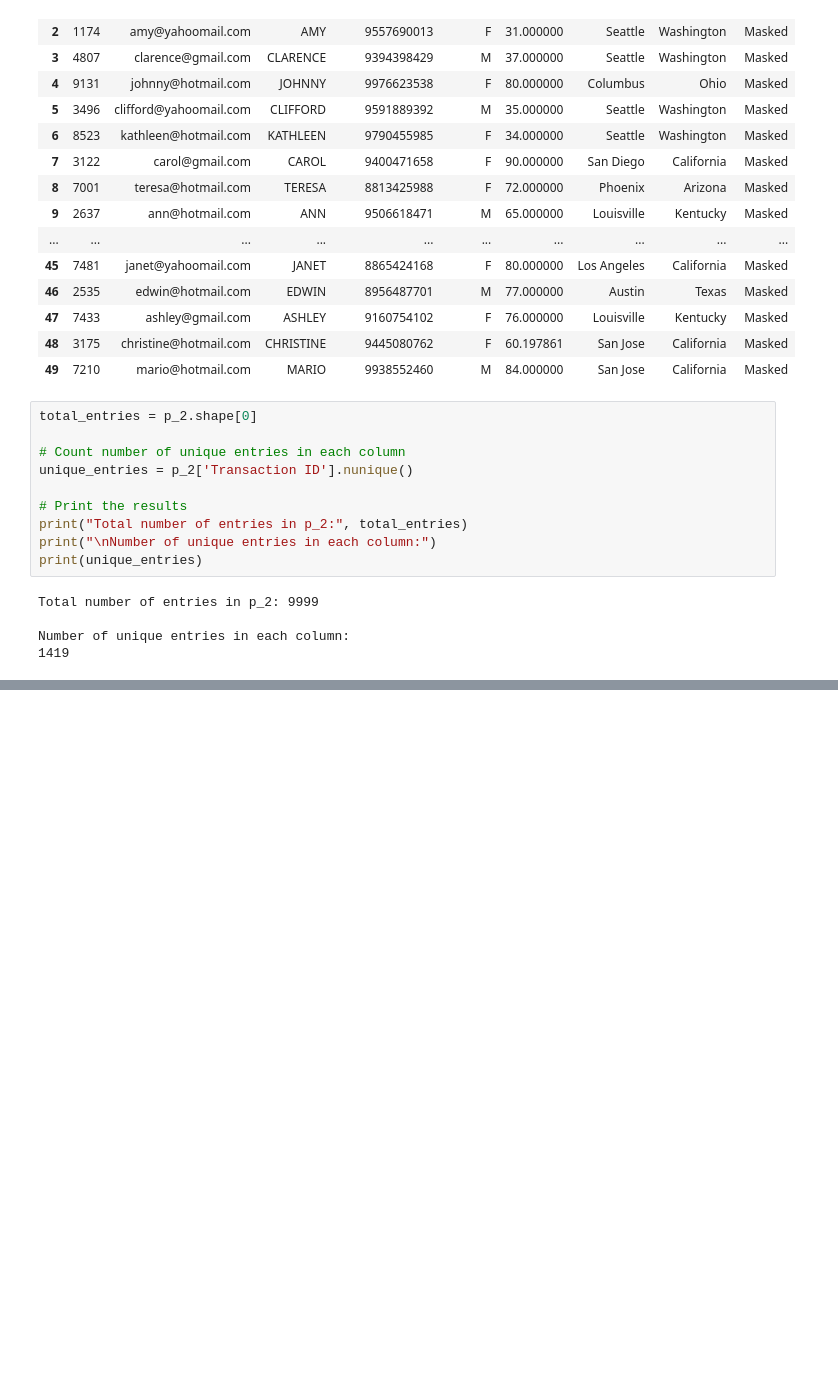
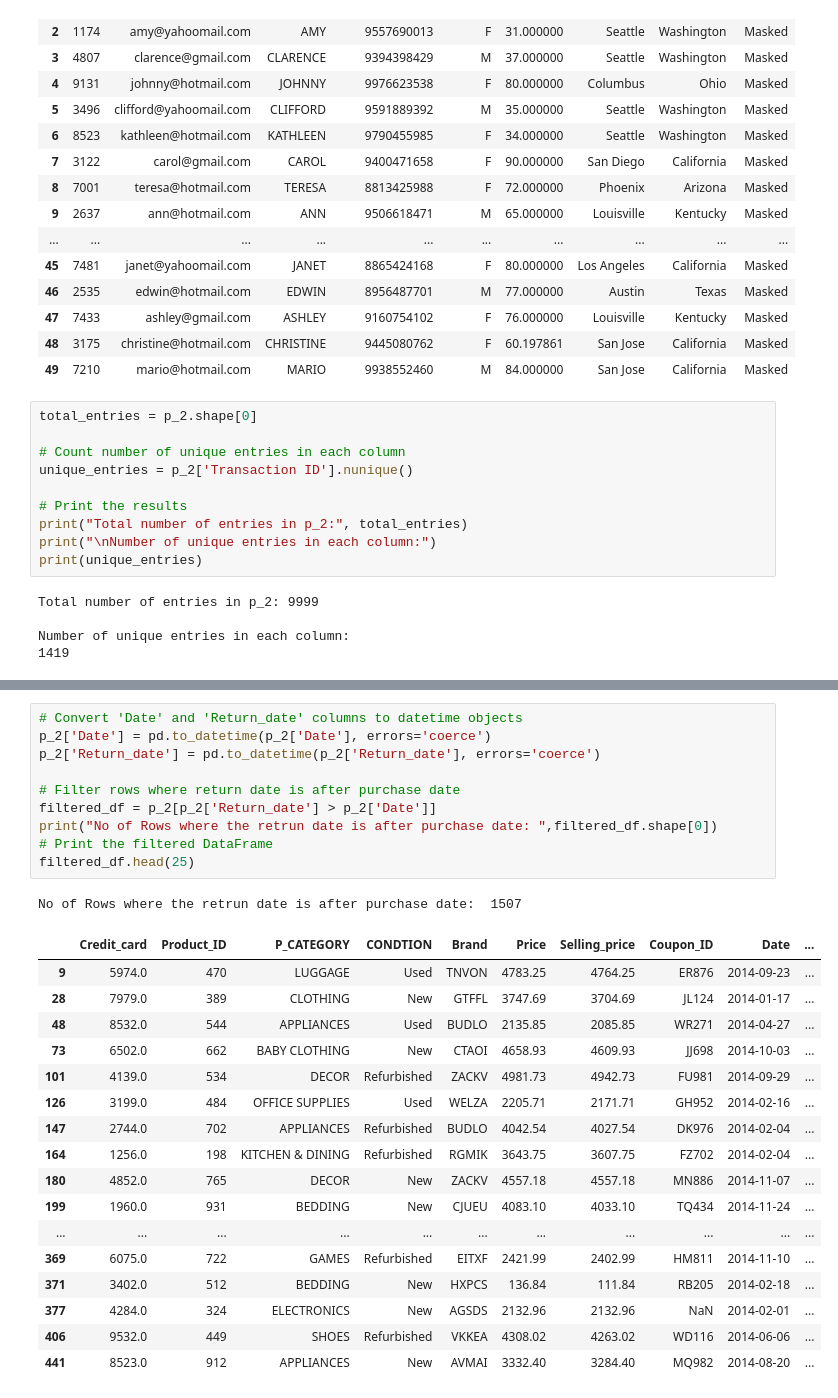
Before and after one commit to s0ul141/Edulyt, a Jupyter notebook: P3/P3.ipynb, the cells around one changed output, grey strips where cells are left out. Cells and saved outputs as stored; diff of their text form; blank space fills up the shorter version.

```diff
--- a/P3/P3.ipynb
+++ b/P3/P3.ipynb
@@ -96,0 +153,29 @@ Number of unique entries in each column:
+# %%
+# Convert 'Date' and 'Return_date' columns to datetime objects
+p_2['Date'] = pd.to_datetime(p_2['Date'], errors='coerce')
+p_2['Return_date'] = pd.to_datetime(p_2['Return_date'], errors='coerce')
+
+# Filter rows where return date is after purchase date
+filtered_df = p_2[p_2['Return_date'] > p_2['Date']]
+print("No of Rows where the retrun date is after purchase date: ",filtered_df.shape[0])
+# Print the filtered DataFrame
+filtered_df.head(25)
+# %% [output]
+No of Rows where the retrun date is after purchase date:  1507
+|  | Credit_card | Product_ID | P_CATEGORY | CONDTION | Brand | Price | Selling_price | Coupon_ID | Date | ... |
+| 9 | 5974.0 | 470 | LUGGAGE | Used | TNVON | 4783.25 | 4764.25 | ER876 | 2014-09-23 | ... |
+| 28 | 7979.0 | 389 | CLOTHING | New | GTFFL | 3747.69 | 3704.69 | JL124 | 2014-01-17 | ... |
+| 48 | 8532.0 | 544 | APPLIANCES | Used | BUDLO | 2135.85 | 2085.85 | WR271 | 2014-04-27 | ... |
+| 73 | 6502.0 | 662 | BABY CLOTHING | New | CTAOI | 4658.93 | 4609.93 | JJ698 | 2014-10-03 | ... |
+| 101 | 4139.0 | 534 | DECOR | Refurbished | ZACKV | 4981.73 | 4942.73 | FU981 | 2014-09-29 | ... |
+| 126 | 3199.0 | 484 | OFFICE SUPPLIES | Used | WELZA | 2205.71 | 2171.71 | GH952 | 2014-02-16 | ... |
+| 147 | 2744.0 | 702 | APPLIANCES | Refurbished | BUDLO | 4042.54 | 4027.54 | DK976 | 2014-02-04 | ... |
+| 164 | 1256.0 | 198 | KITCHEN & DINING | Refurbished | RGMIK | 3643.75 | 3607.75 | FZ702 | 2014-02-04 | ... |
+| 180 | 4852.0 | 765 | DECOR | New | ZACKV | 4557.18 | 4557.18 | MN886 | 2014-11-07 | ... |
+| 199 | 1960.0 | 931 | BEDDING | New | CJUEU | 4083.10 | 4033.10 | TQ434 | 2014-11-24 | ... |
+| ... | ... | ... | ... | ... | ... | ... | ... | ... | ... | ... |
+| 369 | 6075.0 | 722 | GAMES | Refurbished | EITXF | 2421.99 | 2402.99 | HM811 | 2014-11-10 | ... |
+| 371 | 3402.0 | 512 | BEDDING | New | HXPCS | 136.84 | 111.84 | RB205 | 2014-02-18 | ... |
+| 377 | 4284.0 | 324 | ELECTRONICS | New | AGSDS | 2132.96 | 2132.96 | NaN | 2014-02-01 | ... |
+| 406 | 9532.0 | 449 | SHOES | Refurbished | VKKEA | 4308.02 | 4263.02 | WD116 | 2014-06-06 | ... |
+| 441 | 8523.0 | 912 | APPLIANCES | New | AVMAI | 3332.40 | 3284.40 | MQ982 | 2014-08-20 | ... |
```
Also changed, not shown: parts of 2 cells of this notebook.
